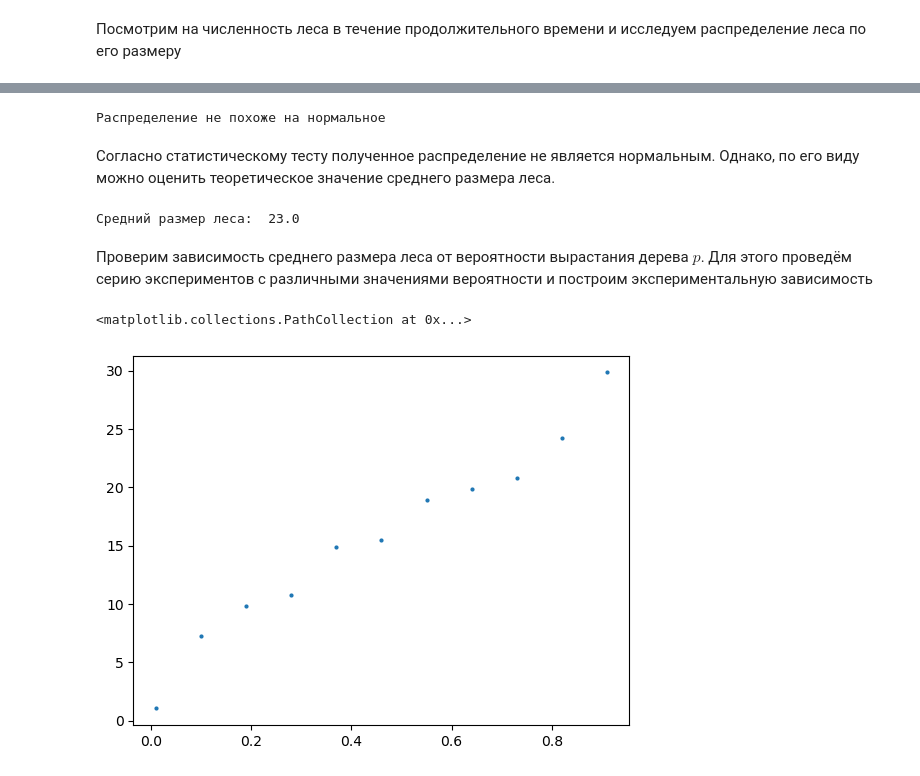
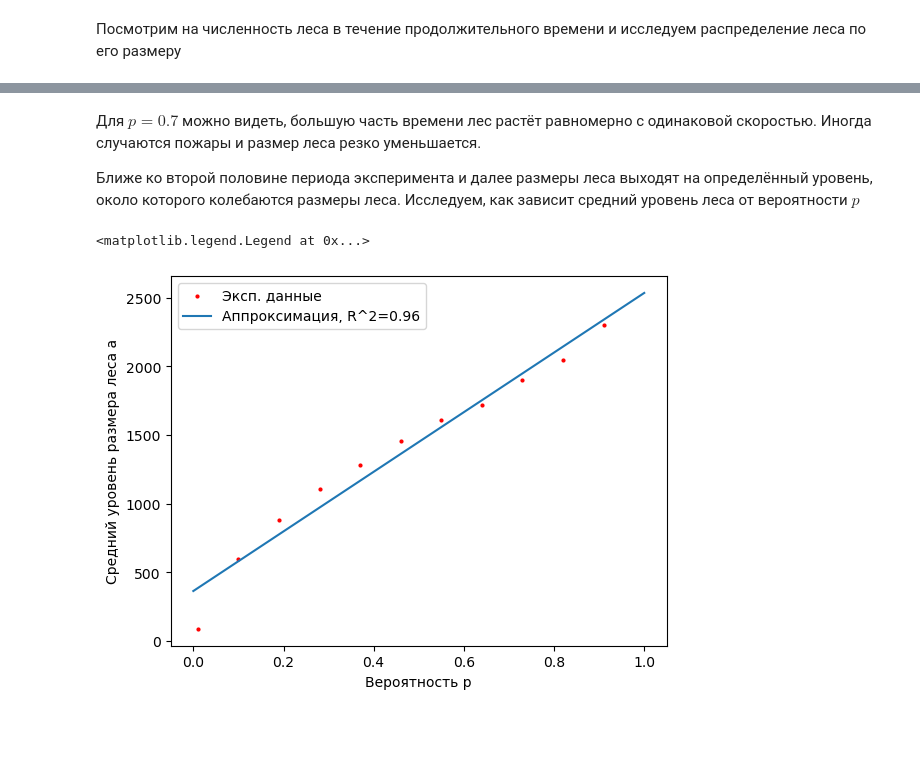
Before and after one commit to EHAT32/mathModelling, a Jupyter notebook: hw2/lab.ipynb, the cells around one changed output, grey strips where cells are left out. Saved outputs shown, nothing was run; the diff lists cells and outputs as text; code cells hidden in the pictures; blank space fills up the shorter version.

```diff
--- a/hw2/lab.ipynb
+++ b/hw2/lab.ipynb
@@ -91,21 +80,7 @@ sns.displot(forest.treesPostFire)
-# %%
-stat, p = shapiro(forest.treesPostFire)
-alpha = 0.05
-if p > alpha:
-    print('Распределение соответствует нормальному')
-else:
-    print('Распределение не похоже на нормальное')
-# %% [output]
-Распределение не похоже на нормальное
-# %% [markdown]
-Согласно статистическому тесту полученное распределение не является нормальным. Однако, по его виду можно оценить теоретическое значение среднего размера леса.
-# %%
-mean_size = np.mean(forest.treesPostFire)
-print('Средний размер леса: ', np.round(mean_size))
-# %% [output]
-Средний размер леса:  23.0
-# %% [markdown]
-Проверим зависимость среднего размера леса от вероятности вырастания дерева $p$. Для этого проведём серию экспериментов с различными значениями вероятности и построим экспериментальную зависимость
+# %% [markdown]
+Для $p=0.7$ можно видеть, большую часть времени лес растёт равномерно с одинаковой скоростью. Иногда случаются пожары и размер леса резко уменьшается.
+
+Ближе ко второй половине периода эксперимента и далее размеры леса выходят на определённый уровень, около которого колебаются размеры леса. Исследуем, как зависит средний уровень леса от вероятности $p$
 # %%
 p_vals = np.arange(0.01, 1, 0.09)
 mean_vals = []
@@ -113,9 +88,28 @@ for p in p_vals:
     exp_forest = ForestField(n,p)
     for _ in range(time_steps):
         exp_forest.step(burnAll=True)
-    mean_vals.append(np.mean(exp_forest.treesPostFire))
+    mean_vals.append(np.mean(exp_forest.treesPostFire[int(time_steps / 2):]))
-# %%
-plt.scatter(p_vals, mean_vals, s=4)
-# %% [output]
-<matplotlib.collections.PathCollection at 0x...>
-[figure, removed]
+# %%
+def calc_determination(data_x, data_y, coeffs):
+    approx_y = np.polyval(coeffs, data_x)
+    y_dev = np.sum((data_y - np.mean(data_y))**2)
+    approx_dev = np.sum((approx_y - data_y)**2)
+    return np.round(1 - approx_dev / y_dev, 2)
+
+def approx_data(data_x, data_y, deg = 1):
+    coeffs = np.polyfit(data_x, data_y, deg)
+    determination = calc_determination(data_x, data_y, coeffs)
+    return coeffs, determination
+# %%
+coeffs, r = approx_data(p_vals, mean_vals)
+p_ax = np.linspace(0,1)
+a_fit = np.polyval(coeffs, p_ax)
+# %%
+plt.scatter(p_vals, mean_vals, s=4, label='Эксп. данные', color='red')
+plt.plot(p_ax, a_fit, label=f'Аппроксимация, R^2={r}')
+plt.xlabel("Вероятность p")
+plt.ylabel("Средний уровень размера леса a")
+plt.legend()
+# %% [output]
+<matplotlib.legend.Legend at 0x...>
+[figure, added]
```
Also changed, not shown: parts of 5 cells of this notebook.
